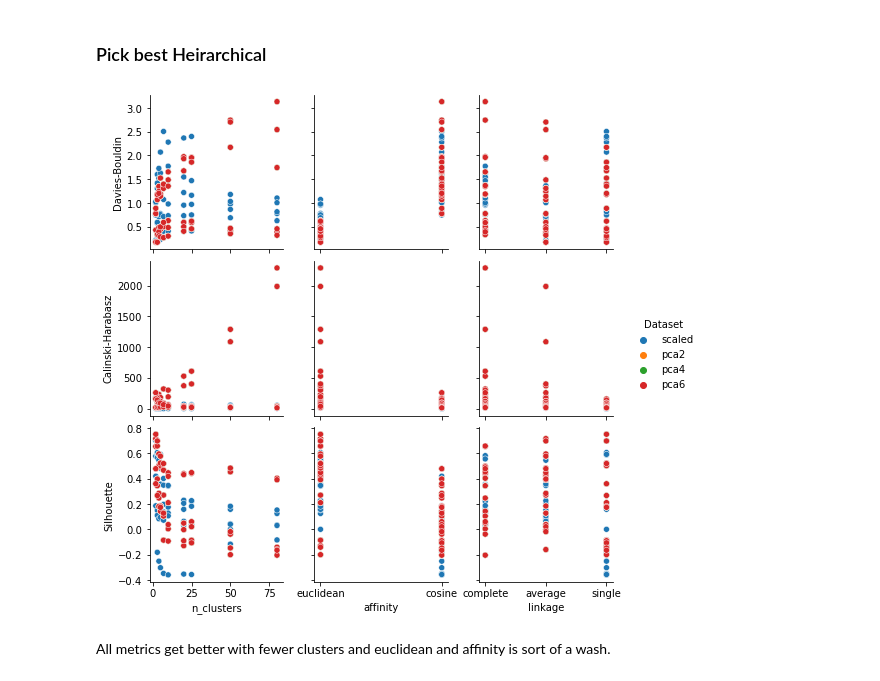
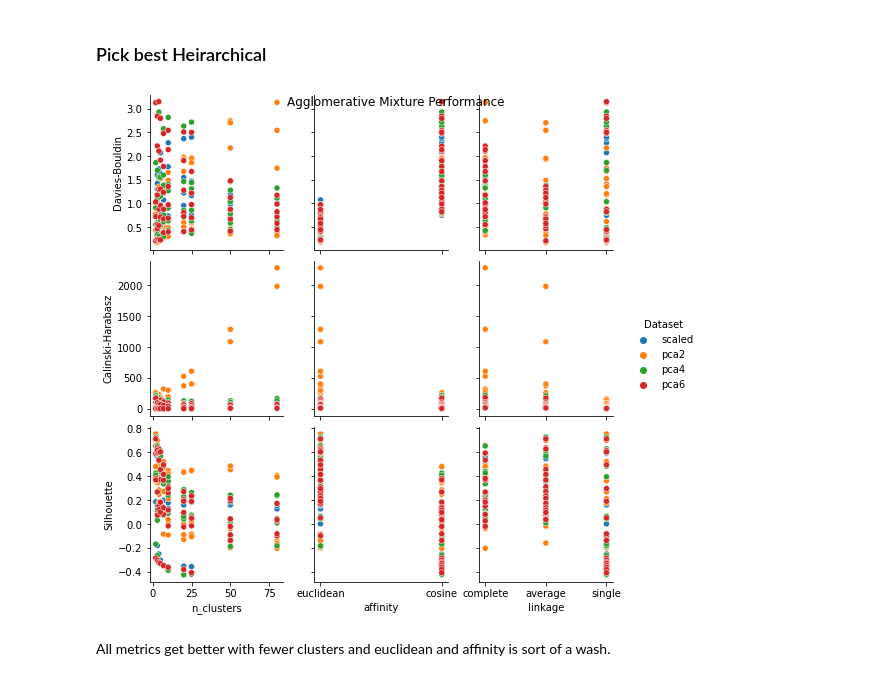
Before and after one commit to colevfrank/254_ML_IL_Crime, a Jupyter notebook: clustering/Model Selection.ipynb, the cells around one changed output. Cells and saved outputs as stored; diff of their text form; code cells hidden in the pictures.

```diff
--- a/clustering/Model Selection.ipynb
+++ b/clustering/Model Selection.ipynb
@@ -140,8 +140,8 @@ scaled_training_data_grid_results = hyperparameter_search(scaled_training_data)
 
 # Make reduced-dimensionality dataframes
 pca2_training_data, _ = generate_pca_data(scaled_training_data, 2)
-pca4_training_data, _ = generate_pca_data(scaled_training_data, 2)
-pca6_training_data, _ = generate_pca_data(scaled_training_data, 2)
+pca4_training_data, _ = generate_pca_data(scaled_training_data, 4)
+pca6_training_data, _ = generate_pca_data(scaled_training_data, 6)
 
 # Run clusterings on dimension-reduced data in PCA space
 pca2_data_grid_results = hyperparameter_search(pca2_training_data)
@@ -214,10 +238,10 @@ It looks like the scores are sort of constant with min_samples, and I think we s
 # %%
 hagg_grid_results = all_grid_results.loc[all_grid_results['Model']=='AgglomerativeClustering'].reset_index(drop=True)
 hagg_params_df = pd.json_normalize(hagg_grid_results['Params'])
 hagg_grid_results = pd.concat([hagg_grid_results, hagg_params_df],axis=1)
 g = sns.pairplot(data=hagg_grid_results, x_vars=['n_clusters','affinity','linkage'], y_vars=metric_cols, hue='Dataset')
-g.set(title="Agglomerative Mixture Performance");
+g.fig.suptitle("Agglomerative Mixture Performance");
 # %% [output]
-[figure, old version]
+[figure, new version]
 # %% [markdown]
 All metrics get better with fewer clusters and euclidean and affinity is sort of a wash.
```
Also changed, not shown: parts of 32 cells of this notebook.
